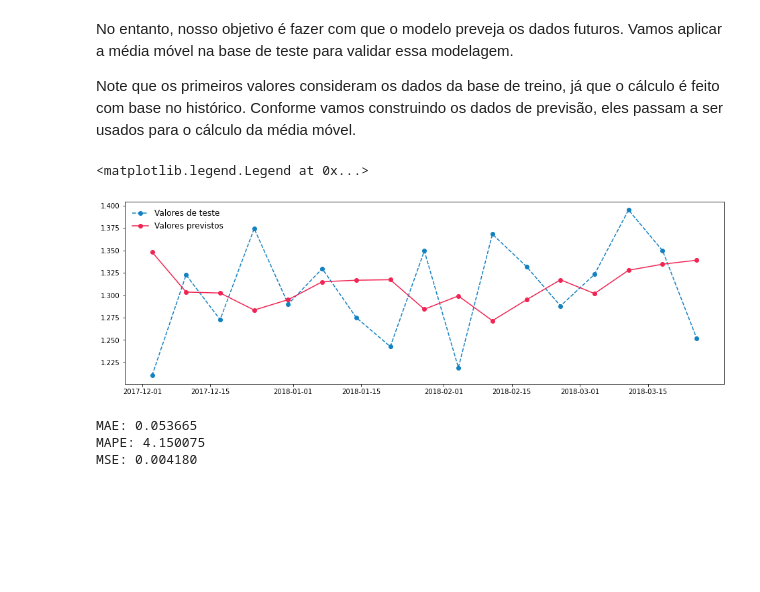
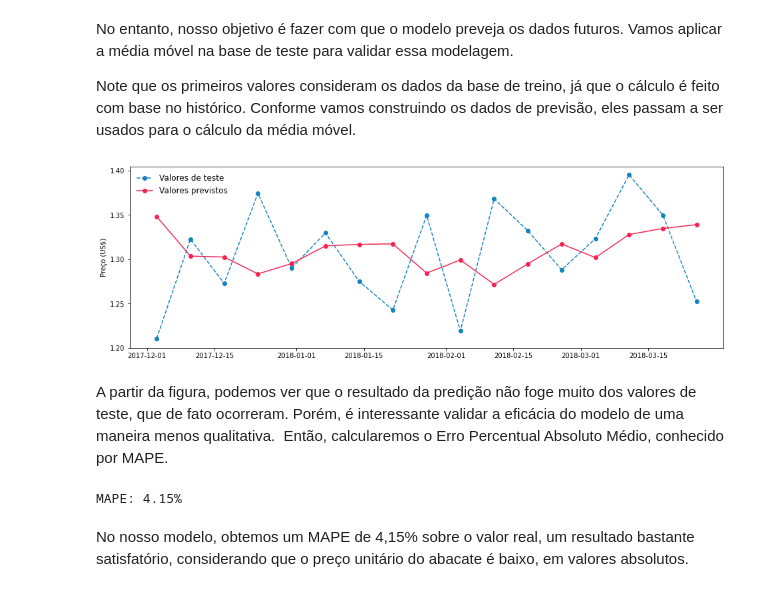
Before and after one commit to laurafiorini/series-temporais-predicao, a Jupyter notebook: avocado-prices.ipynb, the cells around one changed output. Cells and saved outputs as stored; diff of their text form; code cells hidden in the pictures; blank space fills up the shorter version.

```diff
--- a/avocado-prices.ipynb
+++ b/avocado-prices.ipynb
@@ -165,6 +174,7 @@ Note que os primeiros valores consideram os dados da base de treino, já que o c
 # %%
 ## aplicando a modelagem de médias móveis na base de teste
 
+# criação de uma função para calcular a média móvel com base nos últimos n valores
 def moving_average(n, train_data, test_data):
     data = [train_data.iloc[i,0] for i in range(len(train_data))]
     predicted = []
@@ -175,24 +185,24 @@ def moving_average(n, train_data, test_data):
         data.append(prices)
     return predicted
 
+# criação de uma coluna na base de teste contento os resultados da predição
 test['Predicted'] = moving_average(4, train, test)
-
-plt.figure(figsize=(16, 5))
-plt.plot(test.AveragePrice, 'o--')
-plt.plot(test.Predicted, 'o-')
-plt.legend(['Valores de teste','Valores previstos'],frameon=False,fontsize='large')
-# %% [output]
-<matplotlib.legend.Legend at 0x...>
-[figure, removed]
+# %%
+plt.figure(figsize=(16, 5))
+plt.plot(test.AveragePrice, 'o--')
+plt.plot(test.Predicted, 'o-')
+bottom, top = plt.ylim()
+plt.yticks(np.round(np.arange(bottom, top, step=0.05),2))
+plt.legend(['Valores de teste','Valores previstos'],frameon=False,fontsize='large')
+plt.ylabel('Preço (US$)')
+plt.savefig('predicted.png')
+# %% [output]
+[figure, added]
+# %% [markdown]
+A partir da figura, podemos ver que o resultado da predição não foge muito dos valores de teste, que de fato ocorreram. Porém, é interessante validar a eficácia do modelo de uma maneira menos qualitativa.
+Então, calcularemos o Erro Percentual Absoluto Médio, conhecido por MAPE.
 # %%
-mae = mean_absolute_error(test.AveragePrice,test.Predicted)
-mse = mean_squared_error(test.AveragePrice,test.Predicted)
 mape = np.mean(abs(test.AveragePrice.values - test.Predicted.values)/test.AveragePrice.values)*100
-
-print('MAE: %f' % mae)
-print('MAPE: %f' % mape)
-print('MSE: %f' % mse)
+print('MAPE: %.2f%%' % mape)
 # %% [output]
-MAE: 0.053665
-MAPE: 4.150075
-MSE: 0.004180
+MAPE: 4.15%
@@ -202,0 +209,2 @@ MSE: 0.004180
+# %% [markdown]
+No nosso modelo, obtemos um MAPE de 4,15% sobre o valor real, um resultado bastante satisfatório, considerando que o preço unitário do abacate é baixo, em valores absolutos.
```
Also changed, not shown: parts of 23 cells of this notebook.
